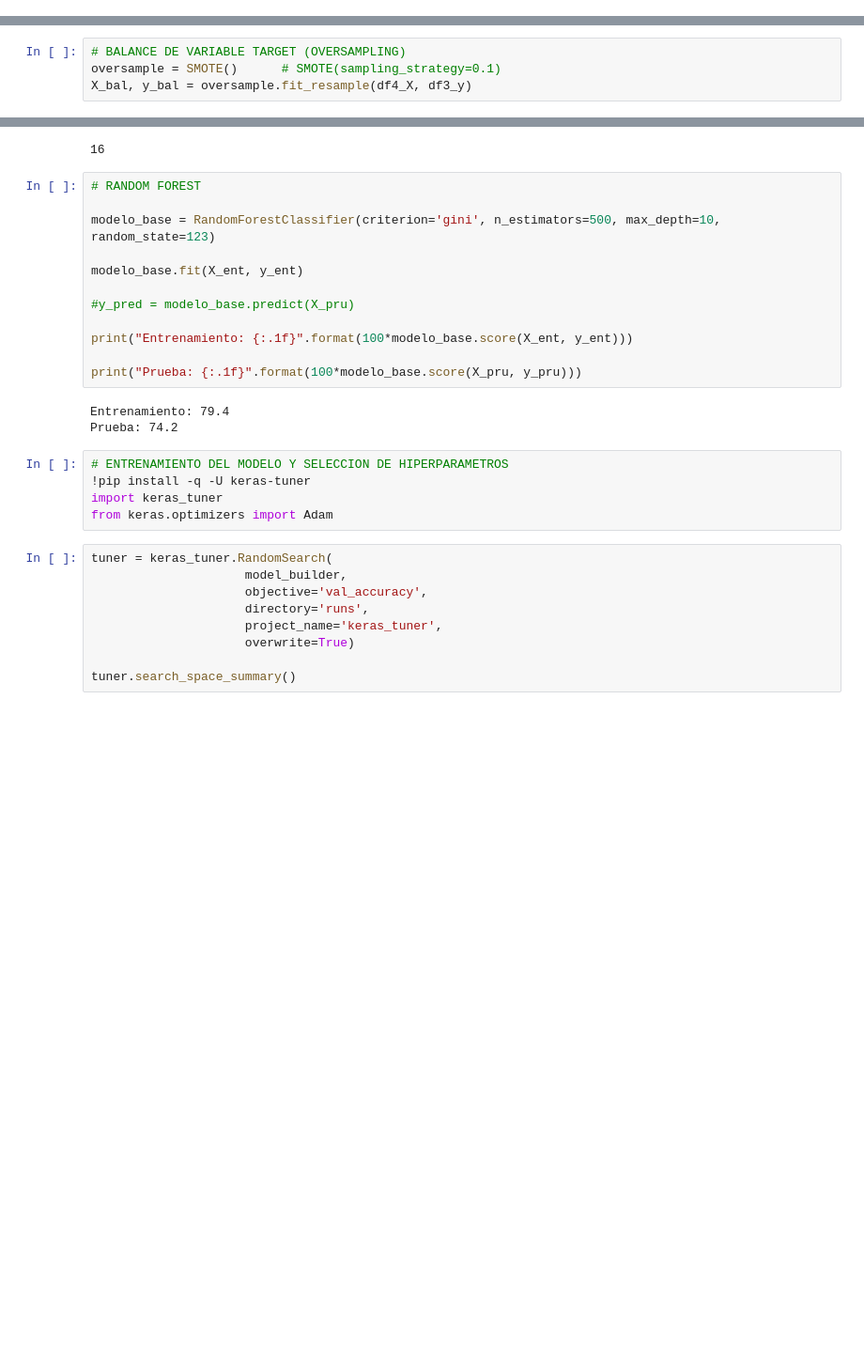
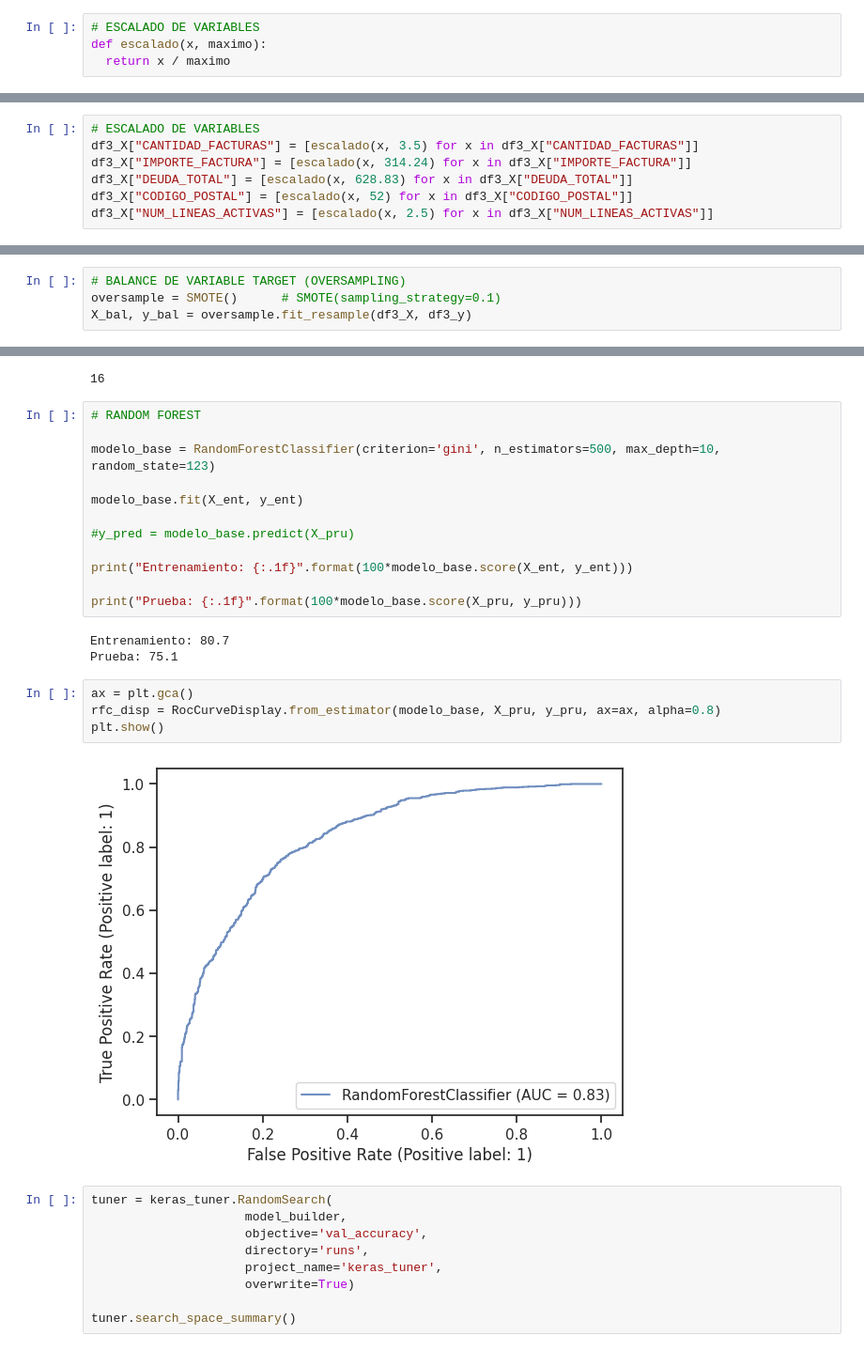
Before and after one commit to socampo737/tdsp_Victor_Santiago_M6, a Jupyter notebook: scripts/training/MainModel.ipynb, the cells around one changed output, grey strips where cells are left out. Shown at 94% size. Saved outputs shown, nothing was run; the diff lists cells and outputs as text; blank space fills up the shorter version.

```diff
--- a/scripts/training/MainModel.ipynb
+++ b/scripts/training/MainModel.ipynb
@@ -20,6 +31,10 @@ from sklearn.ensemble import RandomForestClassifier
 
 from keras.models import Sequential
 from keras.layers import Dense
+# %%
+# ESCALADO DE VARIABLES
+def escalado(x, maximo):
+  return x / maximo
 # %%
 # CALCULO DE LOS BIGOTES DE UNA LISTA DE VALORES
 
@@ -641,0 +743,7 @@ df4_X.sample(5)
+# %%
+# ESCALADO DE VARIABLES
+df3_X["CANTIDAD_FACTURAS"] = [escalado(x, 3.5) for x in df3_X["CANTIDAD_FACTURAS"]]
+df3_X["IMPORTE_FACTURA"] = [escalado(x, 314.24) for x in df3_X["IMPORTE_FACTURA"]]
+df3_X["DEUDA_TOTAL"] = [escalado(x, 628.83) for x in df3_X["DEUDA_TOTAL"]]
+df3_X["CODIGO_POSTAL"] = [escalado(x, 52) for x in df3_X["CODIGO_POSTAL"]]
+df3_X["NUM_LINEAS_ACTIVAS"] = [escalado(x, 2.5) for x in df3_X["NUM_LINEAS_ACTIVAS"]]
@@ -656,7 +768,7 @@ Para evitar este problema debemos usar un método que balancee las clases o que
 # %%
 # BALANCE DE VARIABLE TARGET (OVERSAMPLING)
 oversample = SMOTE()      # SMOTE(sampling_strategy=0.1)
-X_bal, y_bal = oversample.fit_resample(df4_X, df3_y)
+X_bal, y_bal = oversample.fit_resample(df3_X, df3_y)
 # %%
 # OBSERVACIONES POR CATEFORIA EN LA VARIABLE TARGET DESPUES DEL BALANCE
 sns.countplot(x='TARGET', data=pd.DataFrame(y_bal))
@@ -754,13 +866,14 @@ print("Entrenamiento: {:.1f}".format(100*modelo_base.score(X_ent, y_ent)))
 
 print("Prueba: {:.1f}".format(100*modelo_base.score(X_pru, y_pru)))
 # %% [output]
-Entrenamiento: 79.4
-Prueba: 74.2
+Entrenamiento: 80.7
+Prueba: 75.1
-# %%
-# ENTRENAMIENTO DEL MODELO Y SELECCION DE HIPERPARAMETROS
-!pip install -q -U keras-tuner
-import keras_tuner
-from keras.optimizers import Adam
+# %%
+ax = plt.gca()
+rfc_disp = RocCurveDisplay.from_estimator(modelo_base, X_pru, y_pru, ax=ax, alpha=0.8)
+plt.show()
+# %% [output]
+[figure, added]
 # %%
 tuner = keras_tuner.RandomSearch(
                      model_builder,
```
Also changed, not shown: parts of 22 cells of this notebook, 8 other files.
